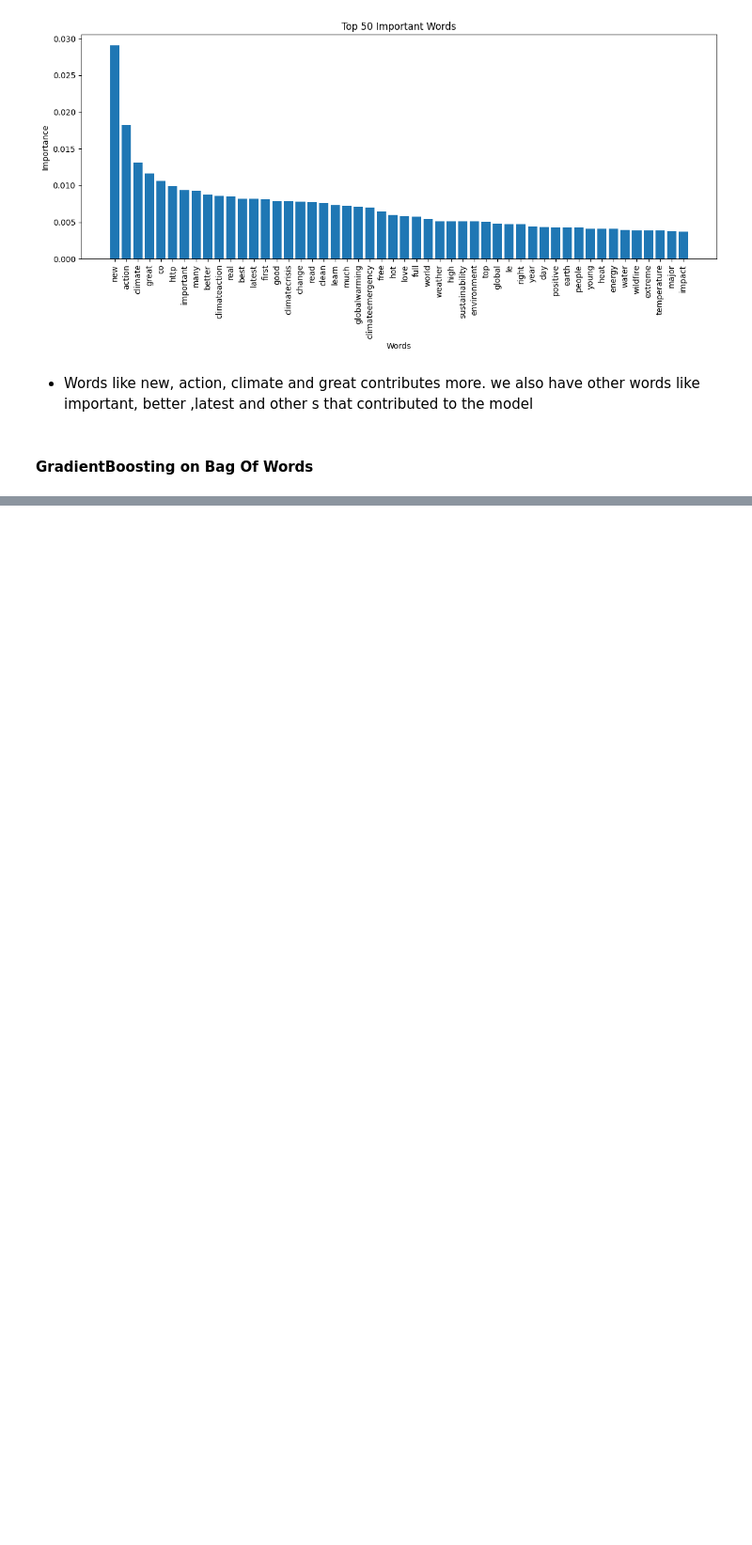
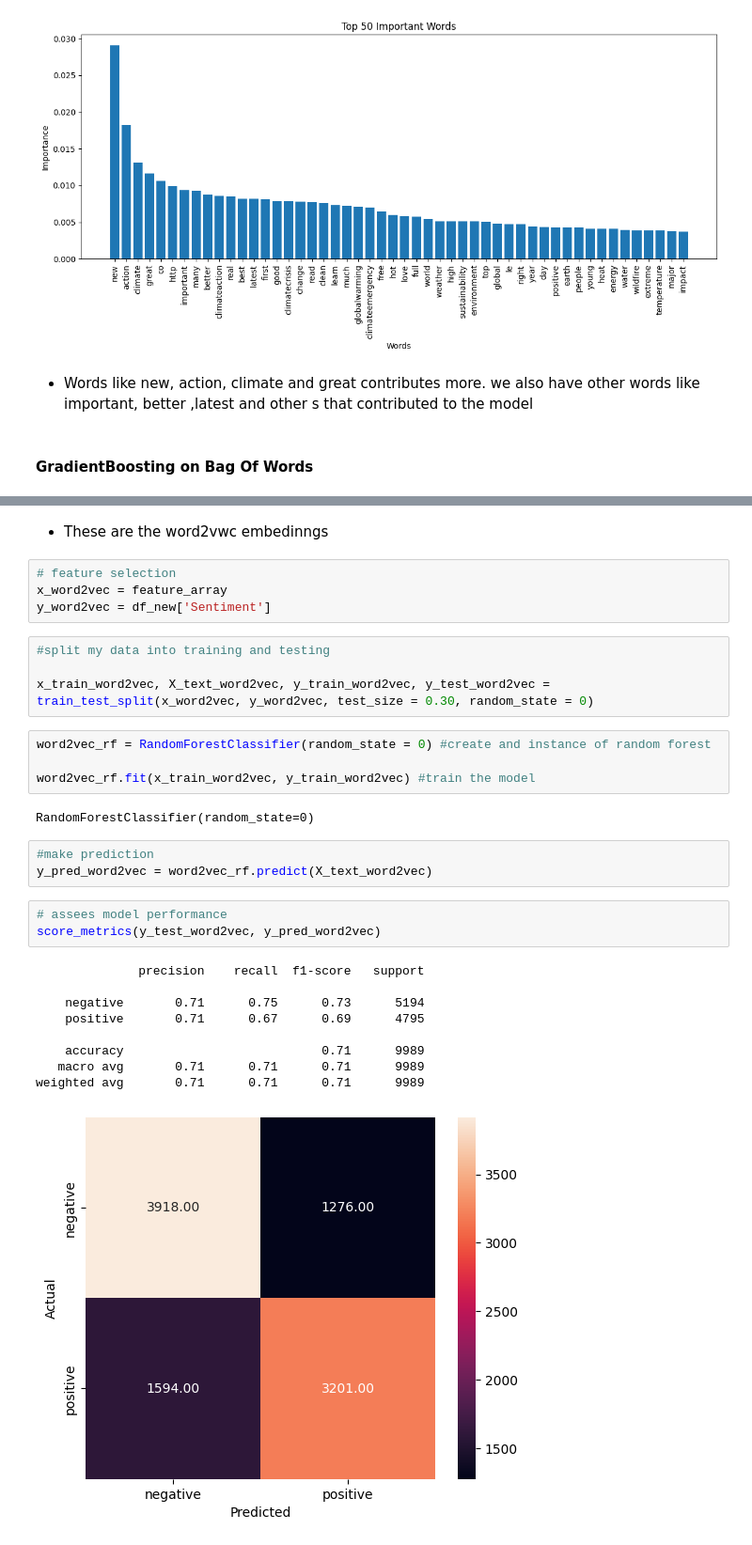
Before and after one commit to sunnycasmir/Opinion_Mining_Climate_Change, a Jupyter notebook: Text_Classification_Climate_Change.ipynb, the cells around one changed output, grey strips where cells are left out. Shown at 94% size. Drawn from its saved outputs; the diff is of its cells as text; blank space fills up the shorter version.

```diff
--- a/Text_Classification_Climate_Change.ipynb
+++ b/Text_Classification_Climate_Change.ipynb
@@ -518,0 +628,32 @@ plt.show()
+# %% [markdown]
+- These are the word2vwc embedinngs
+# %%
+# feature selection
+x_word2vec = feature_array
+y_word2vec = df_new['Sentiment']
+# %%
+#split my data into training and testing
+
+x_train_word2vec, X_text_word2vec, y_train_word2vec, y_test_word2vec = train_test_split(x_word2vec, y_word2vec, test_size = 0.30, random_state = 0)
+# %%
+word2vec_rf = RandomForestClassifier(random_state = 0) #create and instance of random forest
+
+word2vec_rf.fit(x_train_word2vec, y_train_word2vec) #train the model
+# %% [output]
+RandomForestClassifier(random_state=0)
+# %%
+#make prediction
+y_pred_word2vec = word2vec_rf.predict(X_text_word2vec)
+# %%
+# assees model performance
+score_metrics(y_test_word2vec, y_pred_word2vec)
+# %% [output]
+              precision    recall  f1-score   support
+
+    negative       0.71      0.75      0.73      5194
+    positive       0.71      0.67      0.69      4795
+
+    accuracy                           0.71      9989
+   macro avg       0.71      0.71      0.71      9989
+weighted avg       0.71      0.71      0.71      9989
+[figure, added]
```
Also changed, not shown: parts of 18 cells of this notebook.
